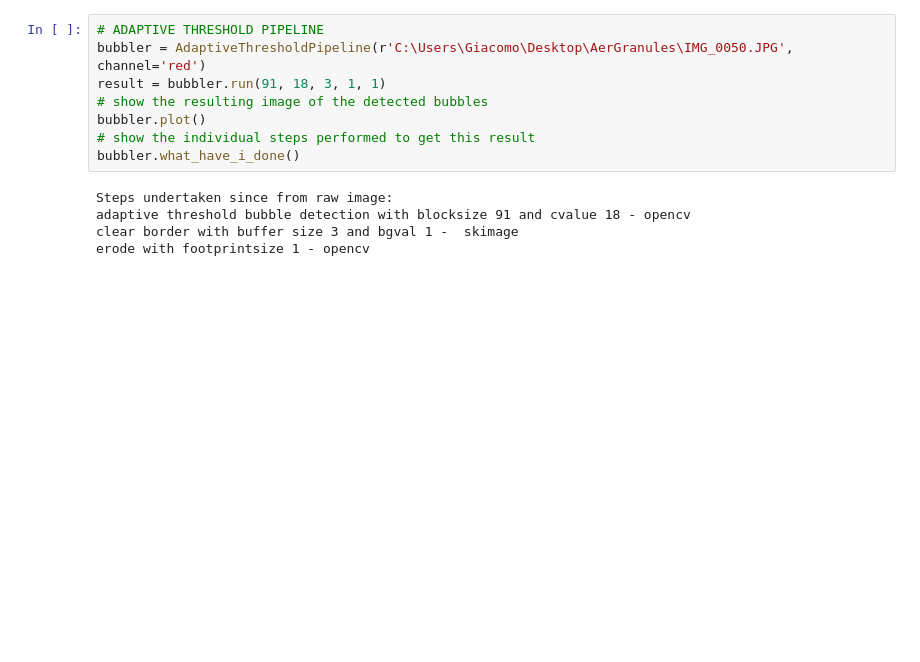
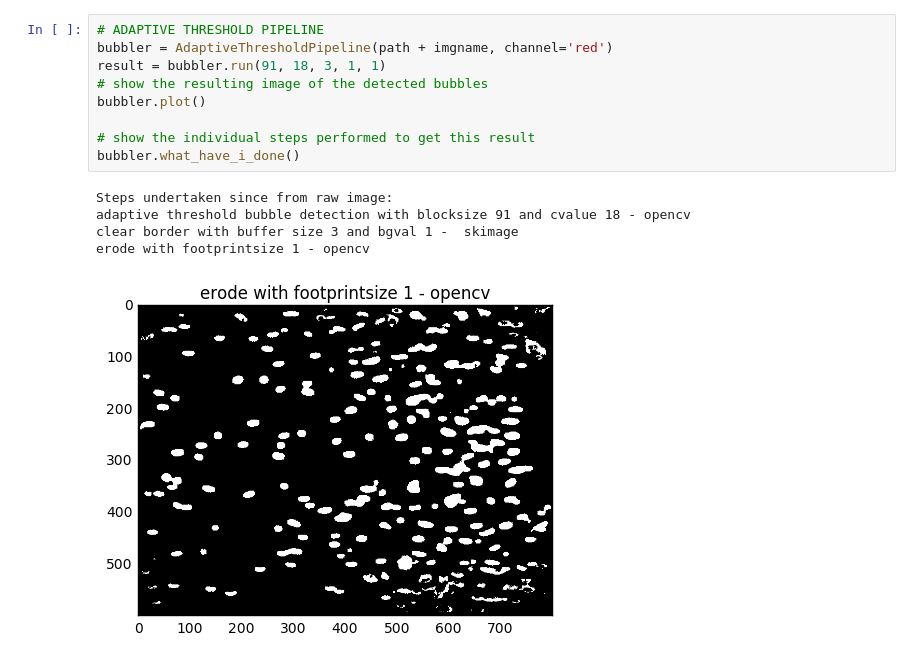
Before and after one commit to serenafalcioni/shared_nbks, a Jupyter notebook: bubblekicker_img_processing.ipynb, the cells around one changed output. Drawn from its saved outputs; the diff is of its cells as text; blank space fills up the shorter version.

```diff
--- a/bubblekicker_img_processing.ipynb
+++ b/bubblekicker_img_processing.ipynb
@@ -26,13 +81,15 @@ erode with footprintsize 1 - opencv
 # %%
 # ADAPTIVE THRESHOLD PIPELINE
-bubbler = AdaptiveThresholdPipeline(r'C:\Users\Giacomo\Desktop\AerGranules\IMG_0050.JPG', channel='red')
+bubbler = AdaptiveThresholdPipeline(path + imgname, channel='red')
 result = bubbler.run(91, 18, 3, 1, 1)
 # show the resulting image of the detected bubbles
 bubbler.plot()
+
 # show the individual steps performed to get this result
 bubbler.what_have_i_done()
 # %% [output]
 Steps undertaken since from raw image:
 adaptive threshold bubble detection with blocksize 91 and cvalue 18 - opencv
 clear border with buffer size 3 and bgval 1 -  skimage
 erode with footprintsize 1 - opencv
+[figure, added]
```
Also changed, not shown: parts of 16 cells of this notebook.
